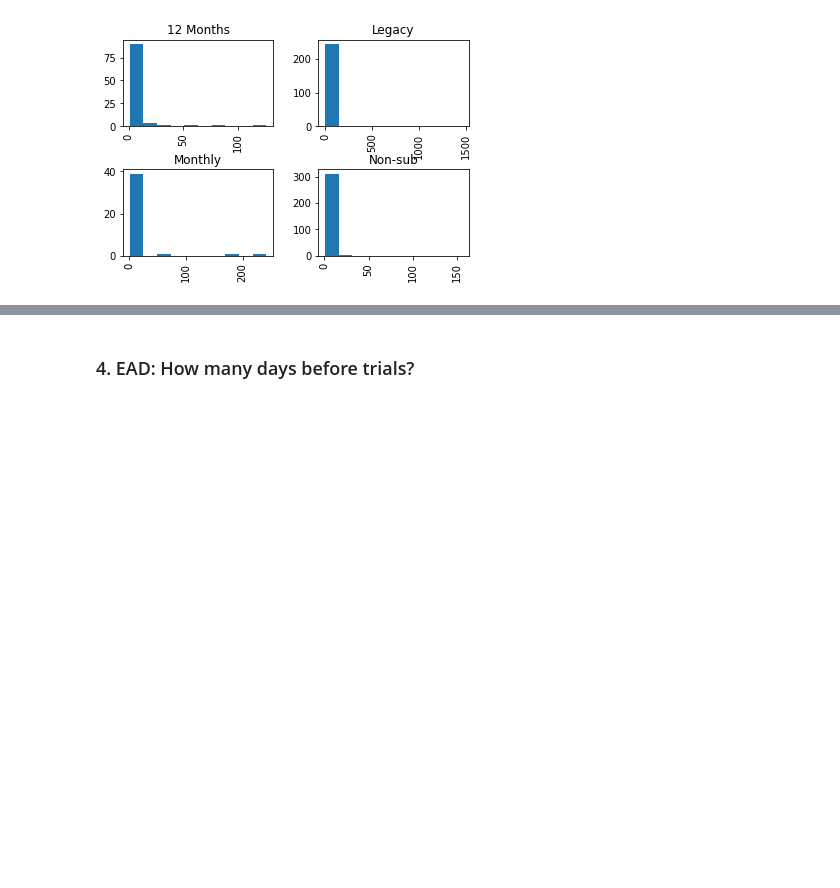
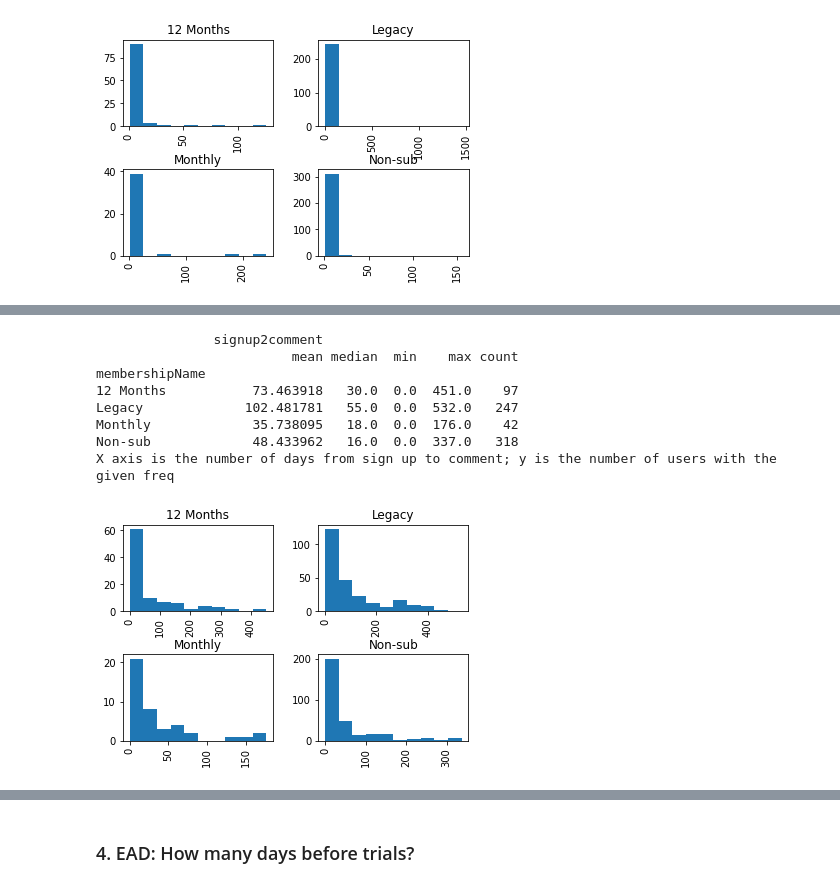
Before and after one commit to mpham93/Keep_Running, a Jupyter notebook: notebooks/Commenters.ipynb, the cells around one changed output, grey strips where cells are left out. Saved outputs shown, nothing was run; the diff lists cells and outputs as text; code cells hidden in the pictures; blank space fills up the shorter version.

```diff
--- a/notebooks/Commenters.ipynb
+++ b/notebooks/Commenters.ipynb
@@ -172,0 +217,15 @@ substract
+# %%
+subtract_signup.membershipName = subtract_signup.membershipName.fillna('Non-sub')
+print (subtract_signup.groupby(['membershipName']).agg(['mean', 'median', 'min', 'max', 'count']))
+subtract_signup['signup2comment'].hist(by=subtract_signup['membershipName'])
+print ('X axis is the number of days from sign up to comment; y is the number of users with the given freq')
+# %% [output]
+               signup2comment
+                         mean median  min    max count
+membershipName
+12 Months           73.463918   30.0  0.0  451.0    97
+Legacy             102.481781   55.0  0.0  532.0   247
+Monthly             35.738095   18.0  0.0  176.0    42
+Non-sub             48.433962   16.0  0.0  337.0   318
+X axis is the number of days from sign up to comment; y is the number of users with the given freq
+[figure, added]
```
Also changed, not shown: parts of 16 cells of this notebook.
